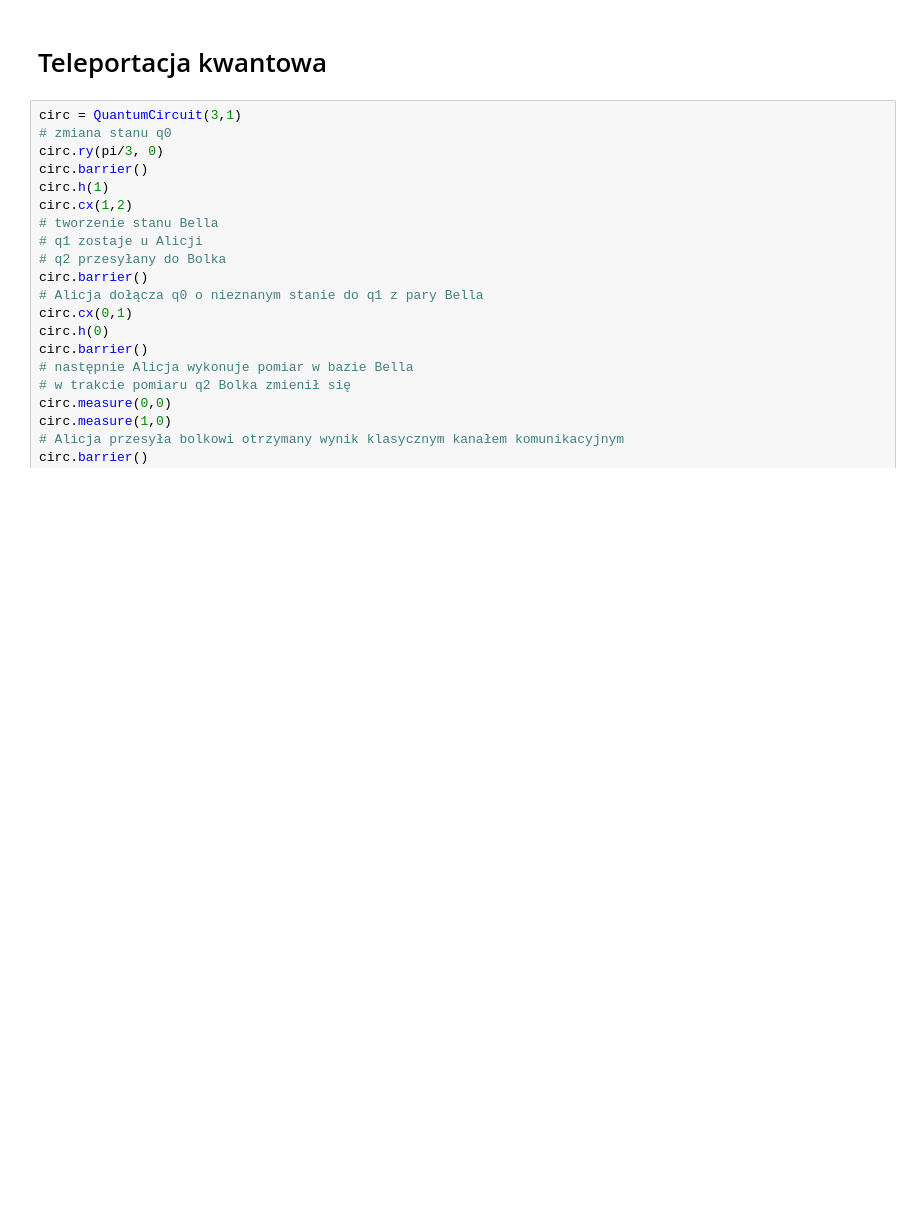
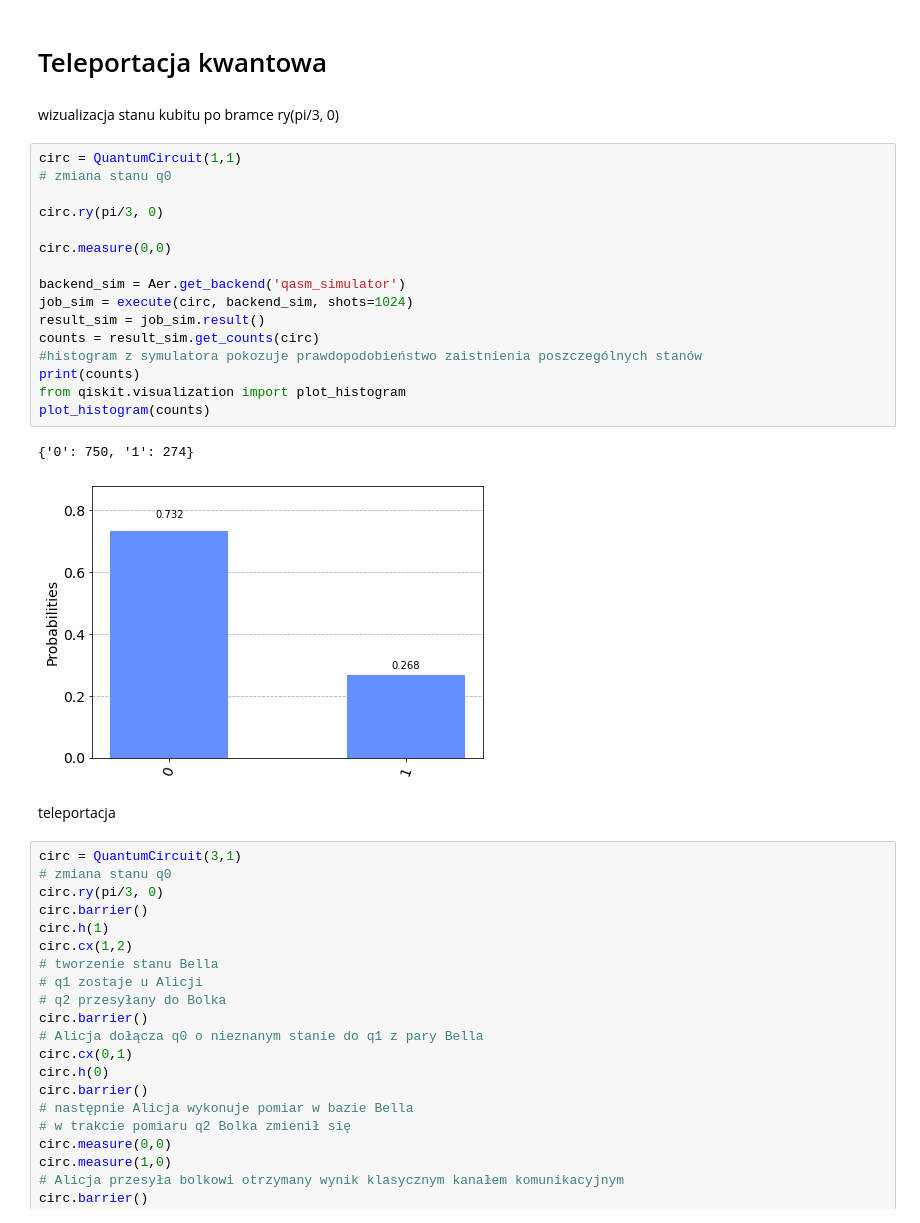
Before and after one commit to mijapa/mathematical-methods-of-quantum-computer-science, a Jupyter notebook: lab4/lab4_1_2.ipynb, the cells around one changed output. Saved outputs shown, nothing was run; the diff lists cells and outputs as text; blank space fills up the shorter version.

```diff
--- a/lab4/lab4_1_2.ipynb
+++ b/lab4/lab4_1_2.ipynb
@@ -5,6 +5,29 @@ from qiskit import *
 %matplotlib inline
 # %% [markdown]
 # Teleportacja kwantowa
+# %% [markdown]
+wizualizacja stanu kubitu po bramce ry(pi/3, 0)
+# %%
+circ = QuantumCircuit(1,1)
+# zmiana stanu q0
+
+circ.ry(pi/3, 0)
+
+circ.measure(0,0)
+
+backend_sim = Aer.get_backend('qasm_simulator')
+job_sim = execute(circ, backend_sim, shots=1024)
+result_sim = job_sim.result()
+counts = result_sim.get_counts(circ)
+#histogram z symulatora pokozuje prawdopodobieństwo zaistnienia poszczególnych stanów
+print(counts)
+from qiskit.visualization import plot_histogram
+plot_histogram(counts)
+# %% [output]
+{'0': 750, '1': 274}
+[figure, added]
+# %% [markdown]
+teleportacja
 # %%
 circ = QuantumCircuit(3,1)
 # zmiana stanu q0
```
Also changed, not shown: parts of 7 cells of this notebook.
